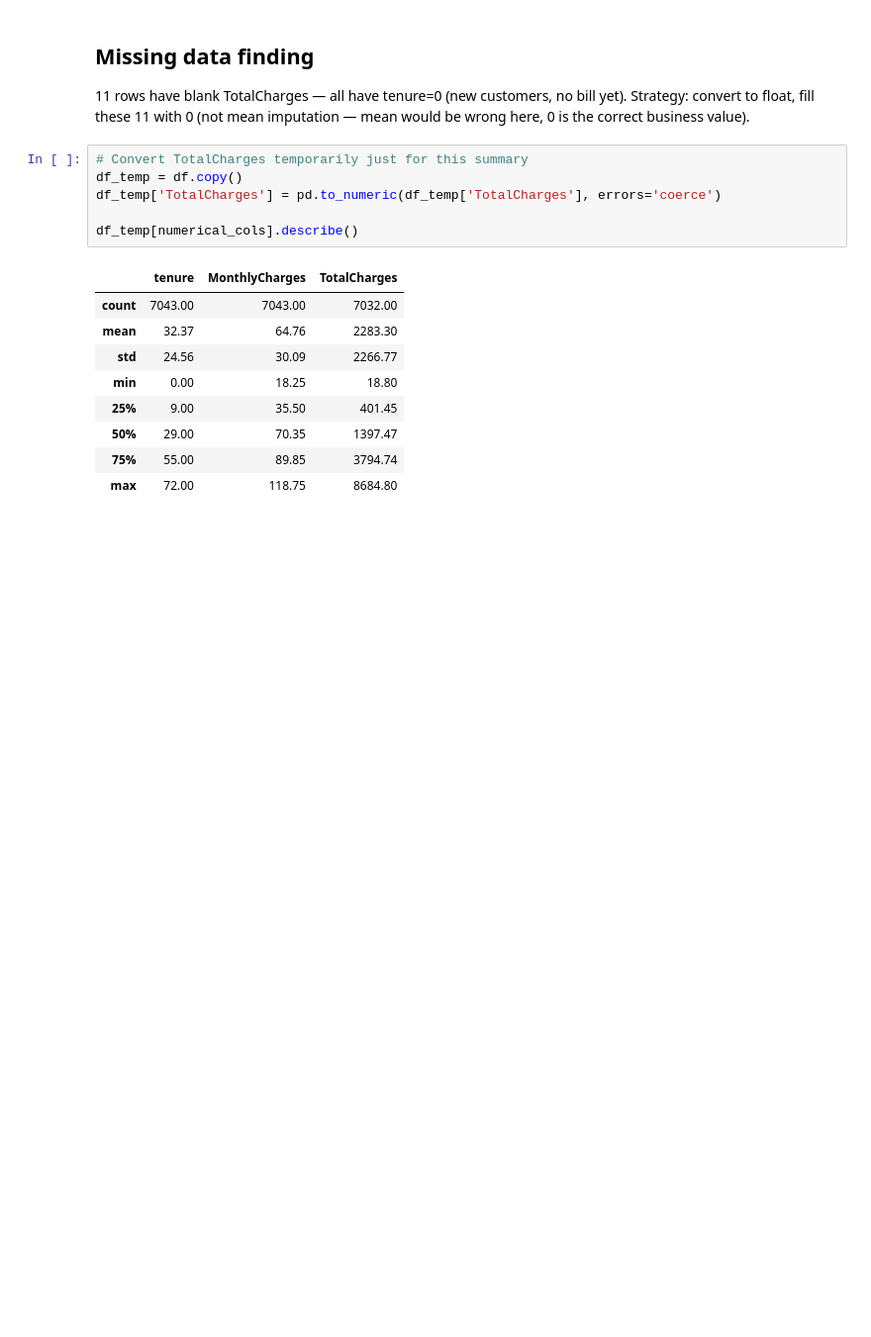
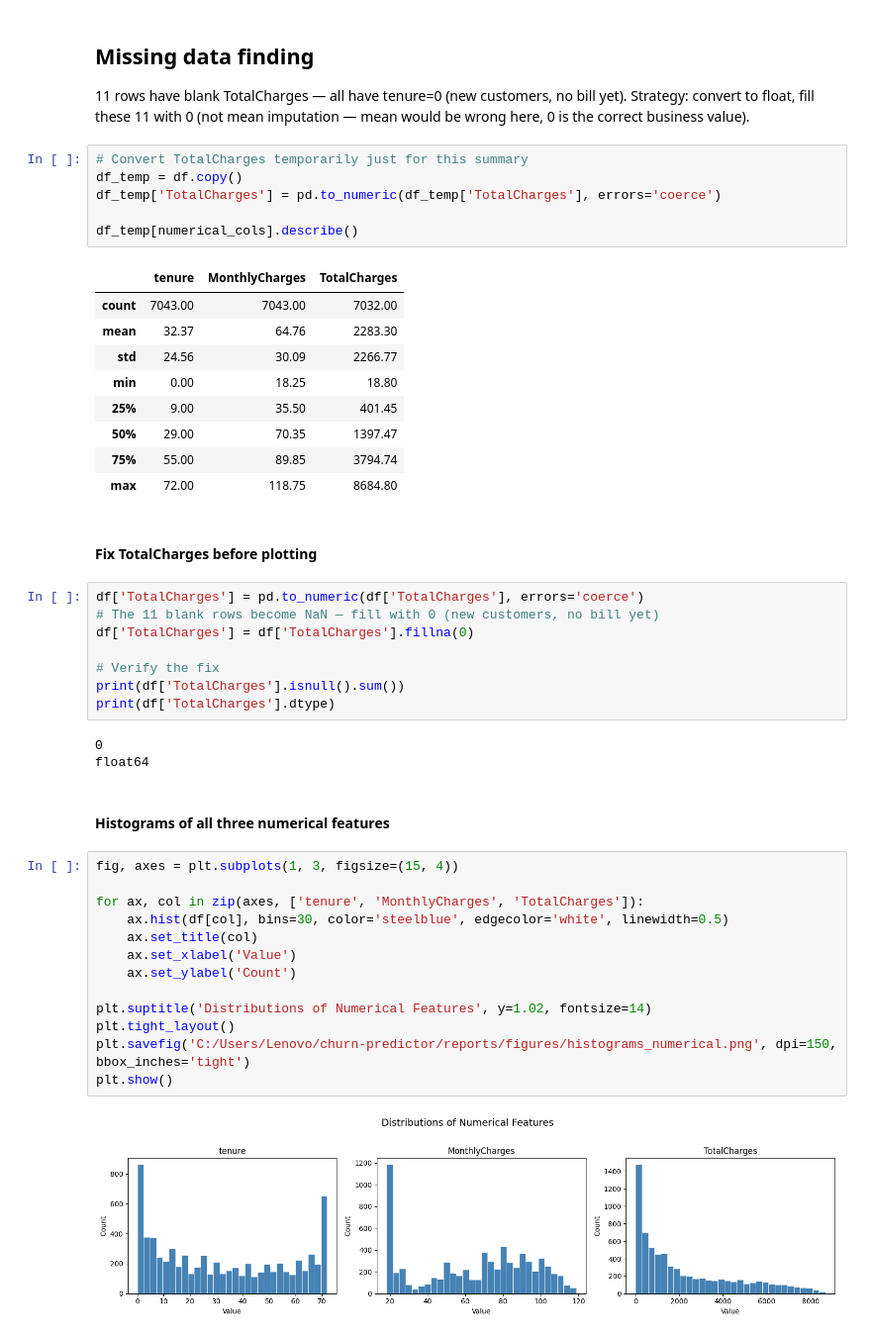
Before and after one commit to Sushanth-Allampati/churn-predictor, a Jupyter notebook: notebooks/01_eda.ipynb, the cells around one changed output. Shown at 99% size. Drawn from its saved outputs; the diff is of its cells as text; blank space fills up the shorter version.

Commit message:
feat: EDA - numerical feature distributions and correlation analysis

```diff
--- a/notebooks/01_eda.ipynb
+++ b/notebooks/01_eda.ipynb
@@ -149,3 +149,33 @@ df_temp[numerical_cols].describe()
 | 50% | 29.00 | 70.35 | 1397.47 |
 | 75% | 55.00 | 89.85 | 3794.74 |
 | max | 72.00 | 118.75 | 8684.80 |
+# %% [markdown]
+<h4>Fix TotalCharges before plotting</h4>
+# %%
+df['TotalCharges'] = pd.to_numeric(df['TotalCharges'], errors='coerce')
+# The 11 blank rows become NaN — fill with 0 (new customers, no bill yet)
+df['TotalCharges'] = df['TotalCharges'].fillna(0)
+
+# Verify the fix
+print(df['TotalCharges'].isnull().sum())
+print(df['TotalCharges'].dtype)
+# %% [output]
+0
+float64
+# %% [markdown]
+<h4>Histograms of all three numerical features</h4>
+# %%
+fig, axes = plt.subplots(1, 3, figsize=(15, 4))
+
+for ax, col in zip(axes, ['tenure', 'MonthlyCharges', 'TotalCharges']):
+    ax.hist(df[col], bins=30, color='steelblue', edgecolor='white', linewidth=0.5)
+    ax.set_title(col)
+    ax.set_xlabel('Value')
+    ax.set_ylabel('Count')
+
+plt.suptitle('Distributions of Numerical Features', y=1.02, fontsize=14)
+plt.tight_layout()
+plt.savefig('C:/Users/Lenovo/churn-predictor/reports/figures/histograms_numerical.png', dpi=150, bbox_inches='tight')
+plt.show()
+# %% [output]
+[figure, added]
```
Also changed, not shown: parts of 10 cells of this notebook, 4 other files.
